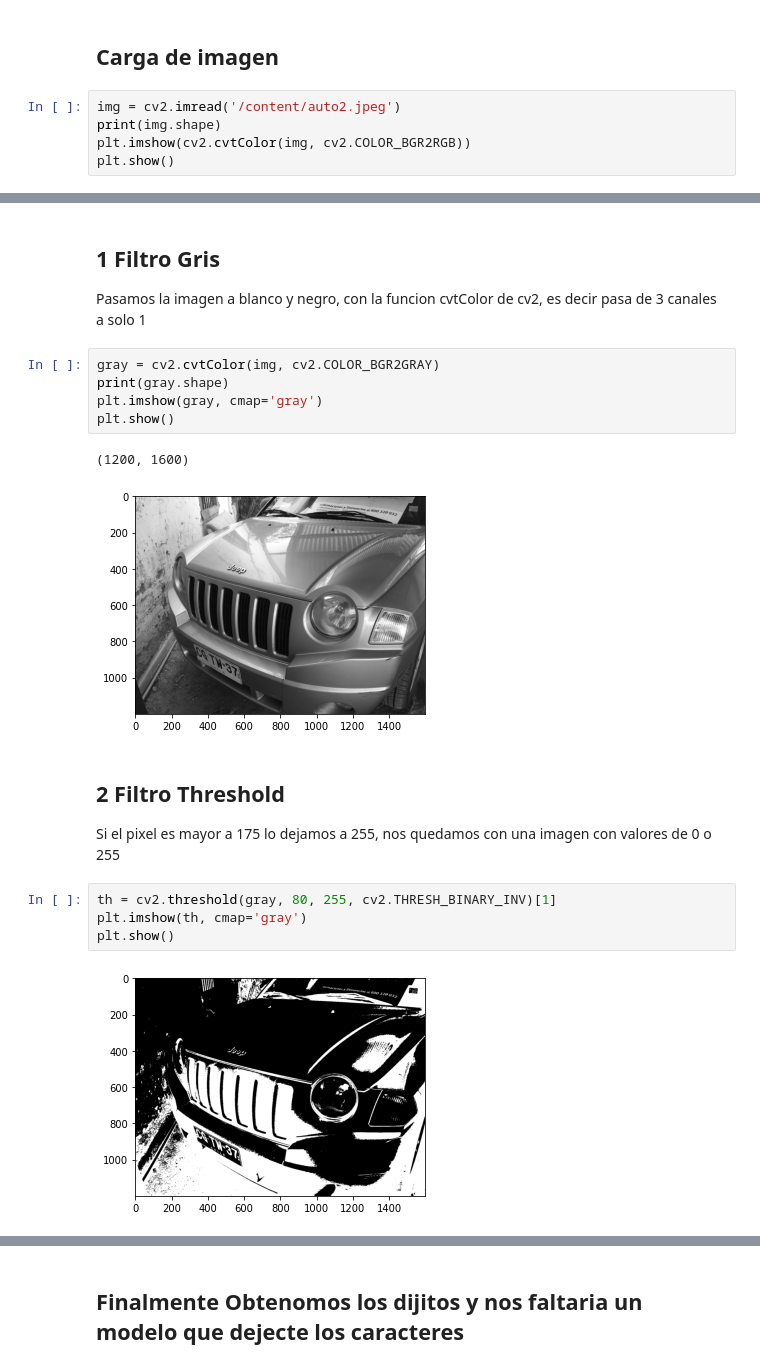
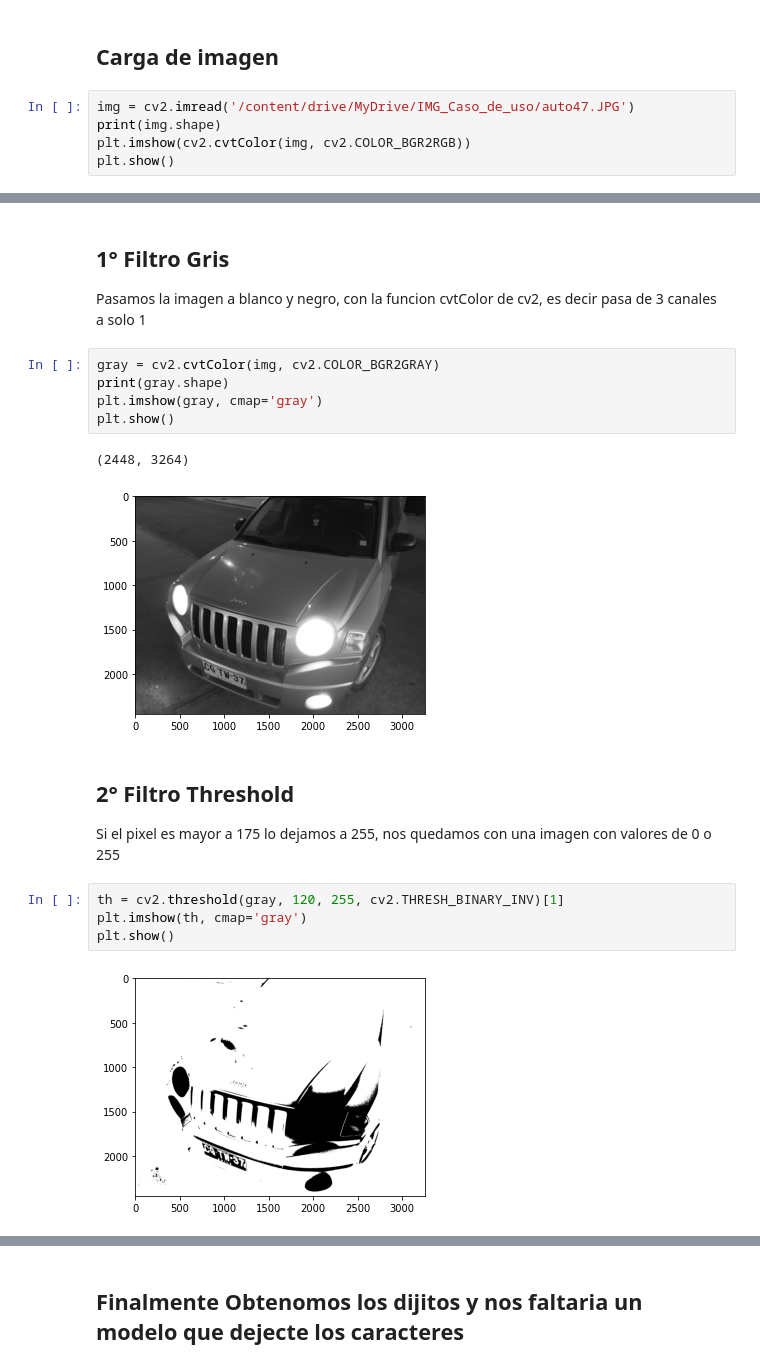
Before and after one commit to Flopezc4/AI-Fred, a Jupyter notebook: Cuaderno_Python/Open_cv_ocr.ipynb, the cells around one changed output, grey strips where cells are left out. Saved outputs shown, nothing was run; the diff lists cells and outputs as text.

```diff
--- a/Cuaderno_Python/Open_cv_ocr.ipynb
+++ b/Cuaderno_Python/Open_cv_ocr.ipynb
@@ -18,7 +31,7 @@ import skimage
 # %% [markdown]
 ## Carga de imagen
 # %%
-img = cv2.imread('/content/auto2.jpeg')
+img = cv2.imread('/content/drive/MyDrive/IMG_Caso_de_uso/auto47.JPG')
 print(img.shape)
 plt.imshow(cv2.cvtColor(img, cv2.COLOR_BGR2RGB))
 plt.show()
@@ -28,5 +41,5 @@ plt.show()
 # %% [markdown]
-## 1 Filtro Gris
+## 1° Filtro Gris
 Pasamos la imagen a blanco y negro, con la funcion cvtColor de cv2, es decir pasa de 3 canales a solo 1
 # %%
 gray = cv2.cvtColor(img, cv2.COLOR_BGR2GRAY)
@@ -34,17 +47,17 @@ print(gray.shape)
 plt.imshow(gray, cmap='gray')
 plt.show()
 # %% [output]
-(1200, 1600)
+(2448, 3264)
-[figure, old version]
+[figure, new version]
 # %% [markdown]
-## 2 Filtro Threshold
+## 2° Filtro Threshold
 Si el pixel es mayor a 175 lo dejamos a 255, nos quedamos con una imagen con valores de 0 o 255
 # %%
-th = cv2.threshold(gray, 80, 255, cv2.THRESH_BINARY_INV)[1]
+th = cv2.threshold(gray, 120, 255, cv2.THRESH_BINARY_INV)[1]
 plt.imshow(th, cmap='gray')
 plt.show()
 # %% [output]
-[figure, old version]
+[figure, new version]
 # %%
 # Comparacion con la imagen antigua y la nueva
 [gray,th]
```
Also changed, not shown: parts of 21 cells of this notebook.
